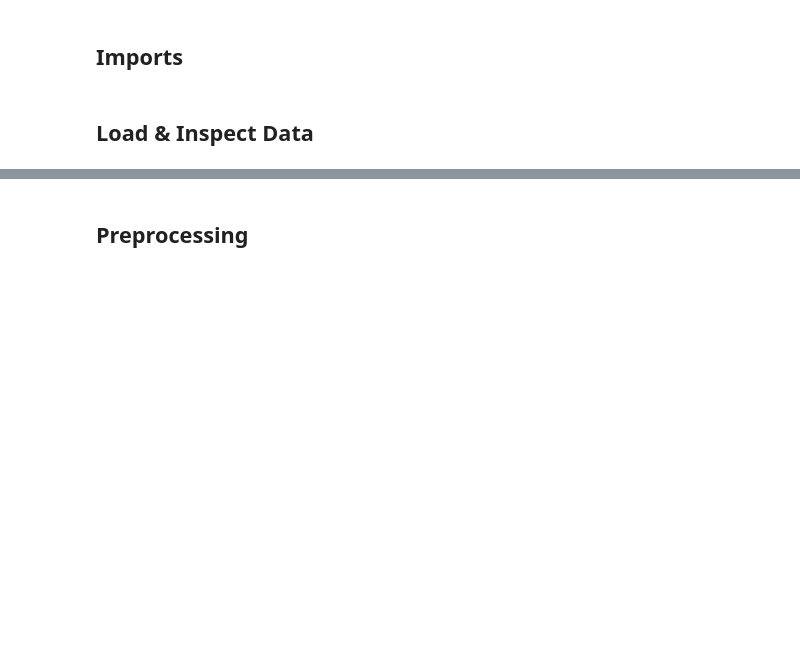
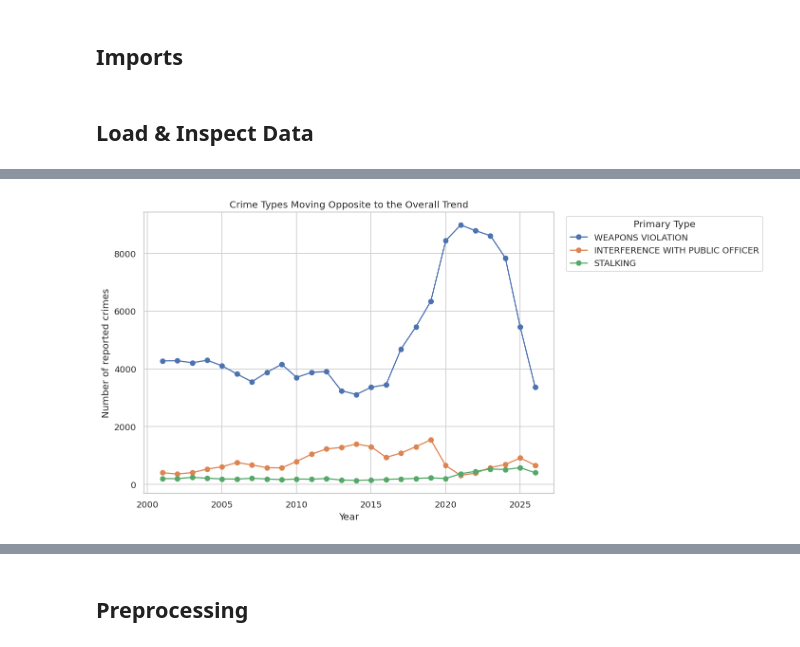
Before and after one commit to swirita/Chicago-Crime-Analysis-and-Forecasting, a Jupyter notebook: notebooks/02_crime_analysis_forecast.ipynb, the cells around one changed output, grey strips where cells are left out. Saved outputs shown, nothing was run; the diff lists cells and outputs as text; code cells hidden in the pictures; blank space fills up the shorter version.

```diff
--- a/notebooks/02_crime_analysis_forecast.ipynb
+++ b/notebooks/02_crime_analysis_forecast.ipynb
@@ -16,0 +296,16 @@
+# %%
+opposite_top = opposite_crimes.head(5).index.tolist()
+
+if opposite_top:
+    fig, ax = plt.subplots(figsize=(12, 6))
+    crime_by_year[opposite_top].plot(ax=ax, marker='o')
+    ax.set(
+        title='Crime Types Moving Opposite to the Overall Trend',
+        xlabel='Year',
+        ylabel='Number of reported crimes'
+    )
+    ax.legend(title='Primary Type', bbox_to_anchor=(1.02, 1), loc='upper left')
+    fig.tight_layout()
+    plt.show()
+# %% [output]
+[figure, added]
```
Also changed, not shown: parts of 42 cells of this notebook.
